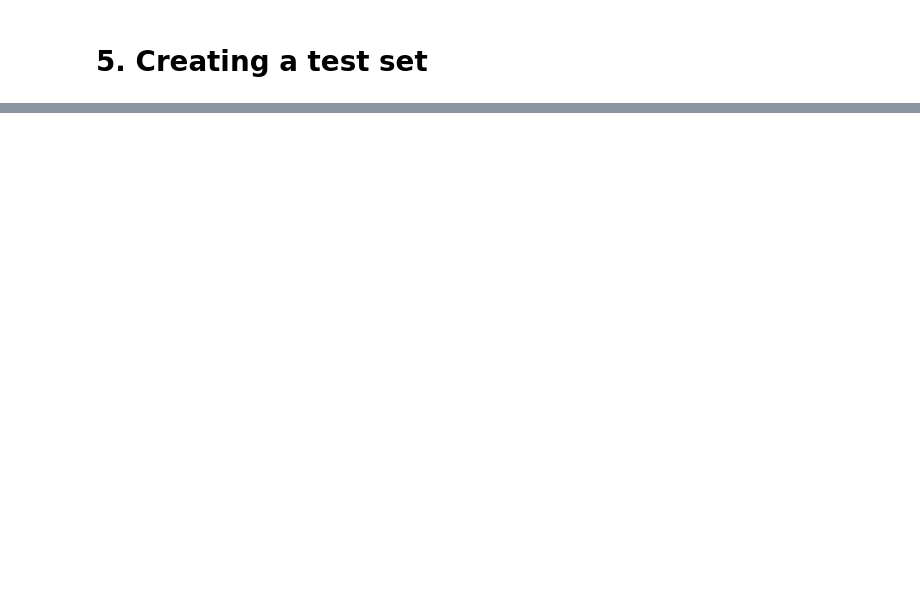
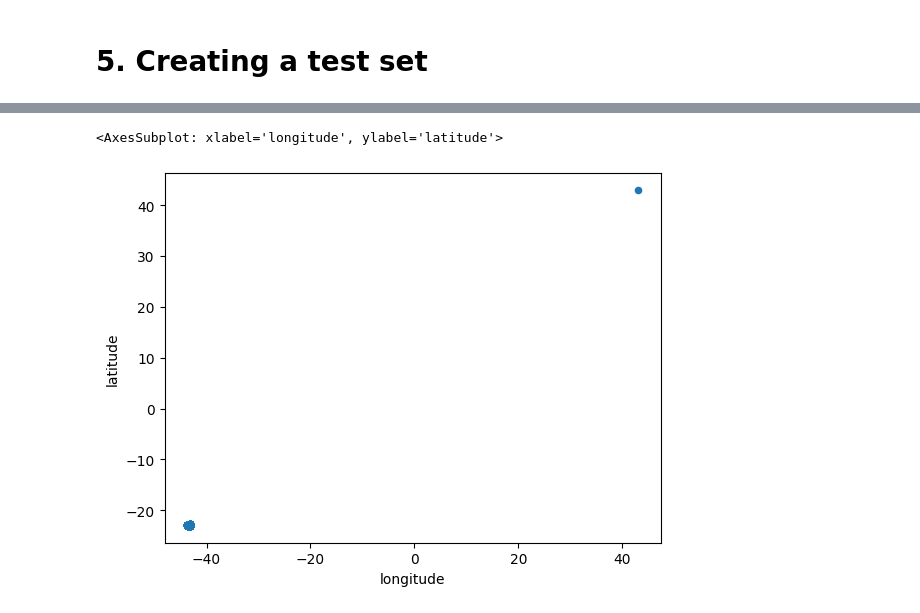
Before and after one commit to arthurcornelio88/airbnbpricing, a Jupyter notebook: airbnb-pricing.ipynb, the cells around one changed output, grey strips where cells are left out. Saved outputs shown, nothing was run; the diff lists cells and outputs as text; code cells hidden in the pictures; blank space fills up the shorter version.

```diff
--- a/airbnb-pricing.ipynb
+++ b/airbnb-pricing.ipynb
@@ -203,0 +299,6 @@ xxx
+# %%
+# Drop rows with NaN values in 'price_cat'
+df_raw_cleaned = df_raw.dropna(subset=['price_cat'])
+
+# Reset the index of your DataFrame
+df_raw_cleaned = df_raw_cleaned.reset_index(drop=True)
@@ -203,0 +309,8 @@ xxx
+# %%
+from sklearn.model_selection import StratifiedShuffleSplit
+
+split = StratifiedShuffleSplit(n_splits=1, test_size=0.2, random_state=42)
+
+for train_index, test_index in split.split(df_raw_cleaned, df_raw_cleaned["price_cat"]):
+    strat_train_set = df_raw_cleaned.loc[train_index]
+    strat_test_set = df_raw_cleaned.loc[test_index]
@@ -203,0 +338,4 @@ xxx
+# %%
+# create a copy of the strat_train_set
+
+df_train = strat_train_set.copy()
@@ -203,0 +348,5 @@ xxx
+# %%
+df_train.plot(kind="scatter", x="longitude", y="latitude")
+# %% [output]
+<AxesSubplot: xlabel='longitude', ylabel='latitude'>
+[figure, added]
```
Also changed, not shown: parts of 65 cells of this notebook, 11 other files.
